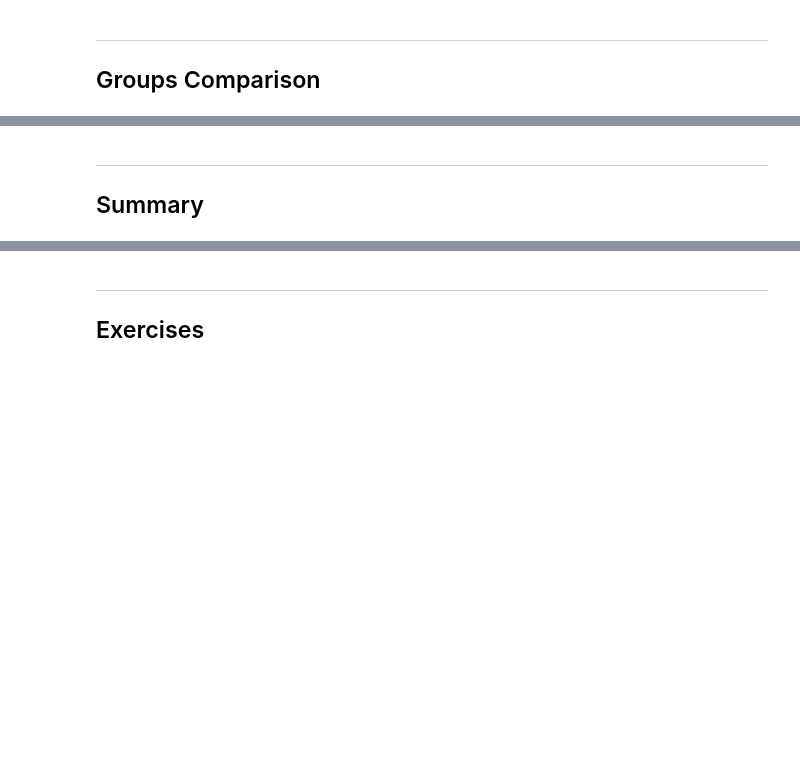
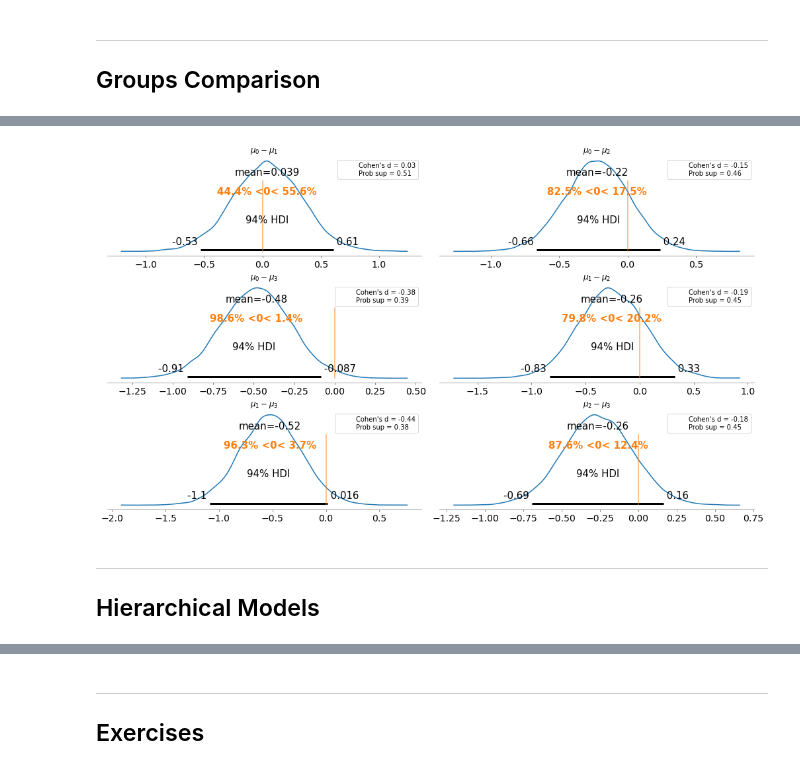
Before and after one commit to jwalluww/Bayesian_Inference, a Jupyter notebook: Bayesian_Analysis_Python/Chapter_2.ipynb, the cells around one changed output, grey strips where cells are left out. Saved outputs shown, nothing was run; the diff lists cells and outputs as text; code cells hidden in the pictures; blank space fills up the shorter version.

```diff
--- a/Bayesian_Analysis_Python/Chapter_2.ipynb
+++ b/Bayesian_Analysis_Python/Chapter_2.ipynb
@@ -276,3 +326,23 @@ posterior predictive variable y's shape not compatible with number of chains and
+# %%
+# Plotting the upper portions against each other
+dist = stats.norm()
+
+_, ax = plt.subplots(3, 2, figsize=(14, 8), constrained_layout=True)
+
+comparisons = [(i, j) for i in range(4) for j in range(i+1, 4)]
+pos = [(k, l) for k in range(3) for l in (0, 1)]
+
+for (i, j), (k, l) in zip(comparisons, pos):
+    means_diff = trace_cg['μ'][:, i] - trace_cg['μ'][:, j]
+    d_cohen = (means_diff / np.sqrt((trace_cg['σ'][:, i]**2 + trace_cg['σ'][:, j]**2) / 2)).mean()
+    ps = dist.cdf(d_cohen/(2**0.5))
+    az.plot_posterior(means_diff, ref_val=0, ax=ax[k, l])
+    ax[k, l].set_title(f'$\mu_{i}-\mu_{j}$')
+    ax[k, l].plot(
+        0, label=f"Cohen's d = {d_cohen:.2f}\nProb sup = {ps:.2f}", alpha=0)
+    ax[k, l].legend()
+# %% [output]
+[figure, added]
 # %% [markdown]
 ***
-## Summary
+## Hierarchical Models
```
Also changed, not shown: parts of 11 cells of this notebook, 2 other files.
